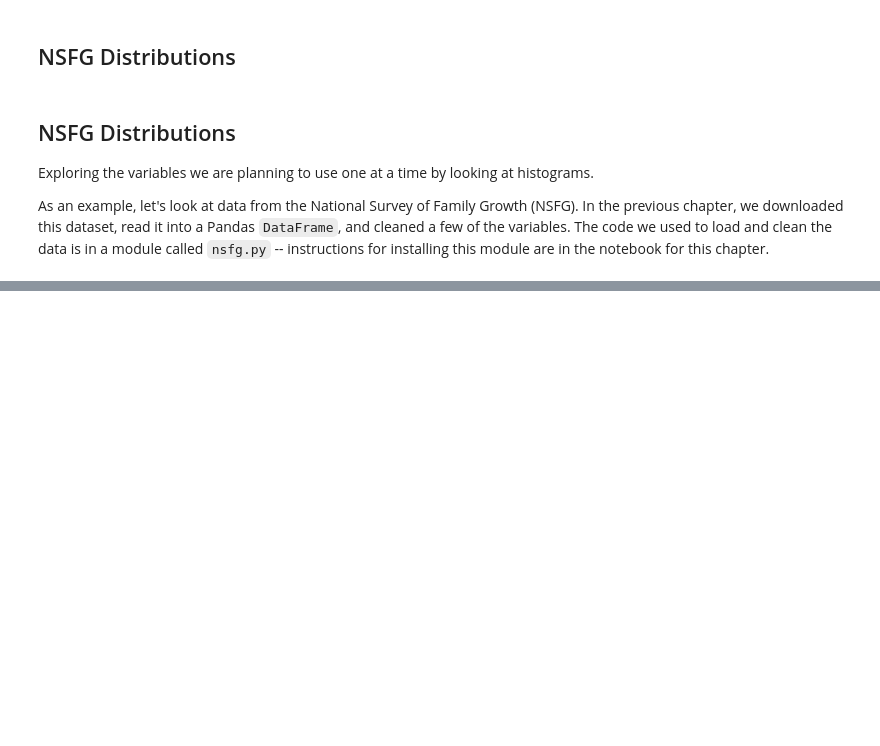
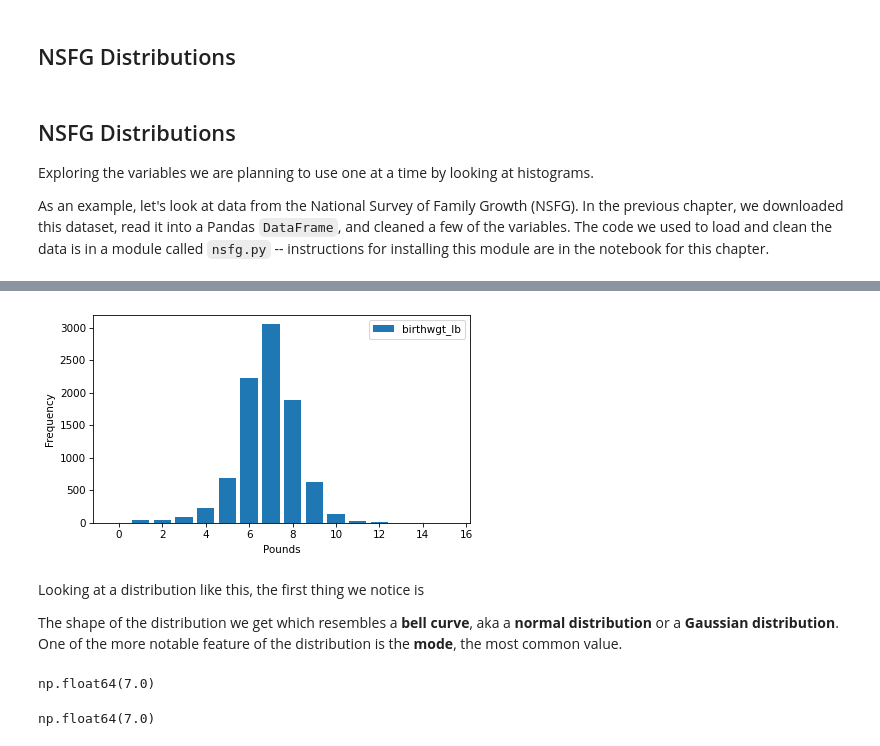
Before and after one commit to mindeleven/algo-trading-bootcamp, a Jupyter notebook: 02-Think-Stats/Notebooks/02_Distributions.ipynb, the cells around one changed output, grey strips where cells are left out. Drawn from its saved outputs; the diff is of its cells as text; code cells hidden in the pictures; blank space fills up the shorter version.

Commit message:
Examples for Histograms (Frequency Tables)

```diff
--- a/02-Think-Stats/Notebooks/02_Distributions.ipynb
+++ b/02-Think-Stats/Notebooks/02_Distributions.ipynb
@@ -124,0 +162,4 @@ BadGzipFile: Not a gzipped file (b've')
+# %%
+# selecting pregnancies that ended in live birth
+live = preg.query("outcome == 1")
+live
@@ -124,0 +180,26 @@ BadGzipFile: Not a gzipped file (b've')
+# %%
+# using Hist.from_seq to count the number of times each quantity appears in birthwgt_lb
+# which is the pounds part of the birth weights
+# the name argument gives the Hist object a name/label
+hist = Hist.from_seq(live["birthwgt_lb"], name="birthwgt_lb")
+# %%
+# plotting the distribution
+hist.bar()
+decorate(xlabel="Pounds", ylabel="Frequency")
+# %% [output]
+[figure, added]
+# %% [markdown]
+Looking at a distribution like this, the first thing we notice is
+
+The shape of the distribution we get which resembles a __bell curve__, aka a __normal distribution__ or a __Gaussian distribution__. One of the more notable feature of the distribution is the __mode__, the most common value.
+# %%
+# finding the mode with idxmax
+# which finds the quantity associated with the highest frequency
+hist.idxmax()
+# %% [output]
+np.float64(7.0)
+# %%
+hist.mode() # mode() does the job too
+# in this distribution the mode is at 7 pounds
+# %% [output]
+np.float64(7.0)
```
Also changed, not shown: parts of 20 cells of this notebook.
